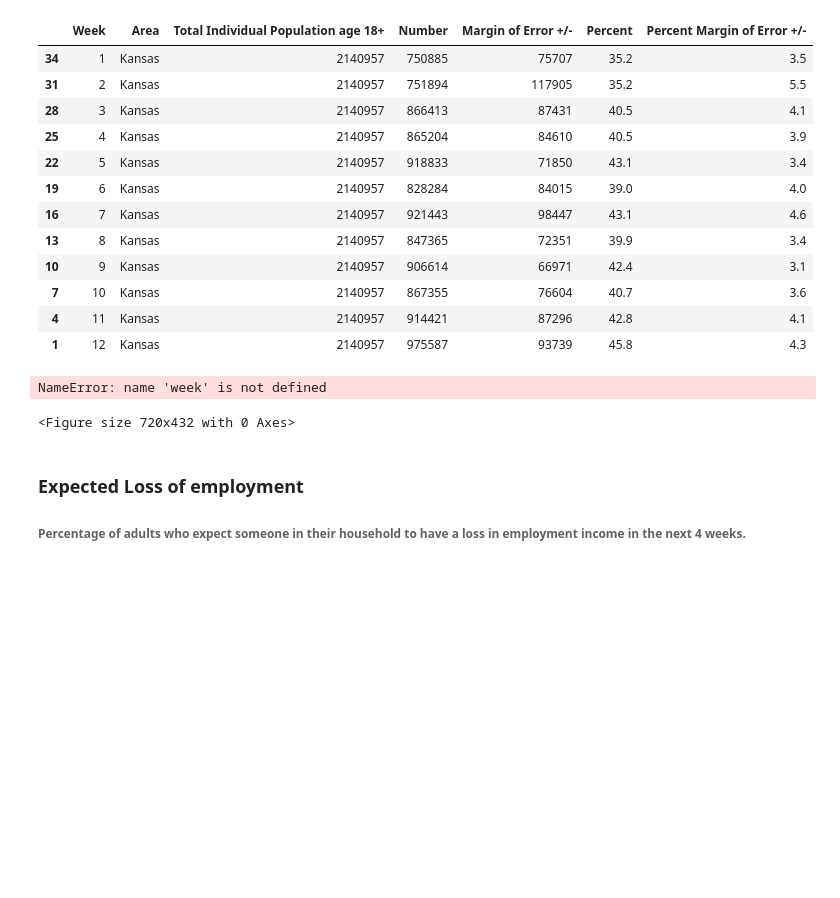
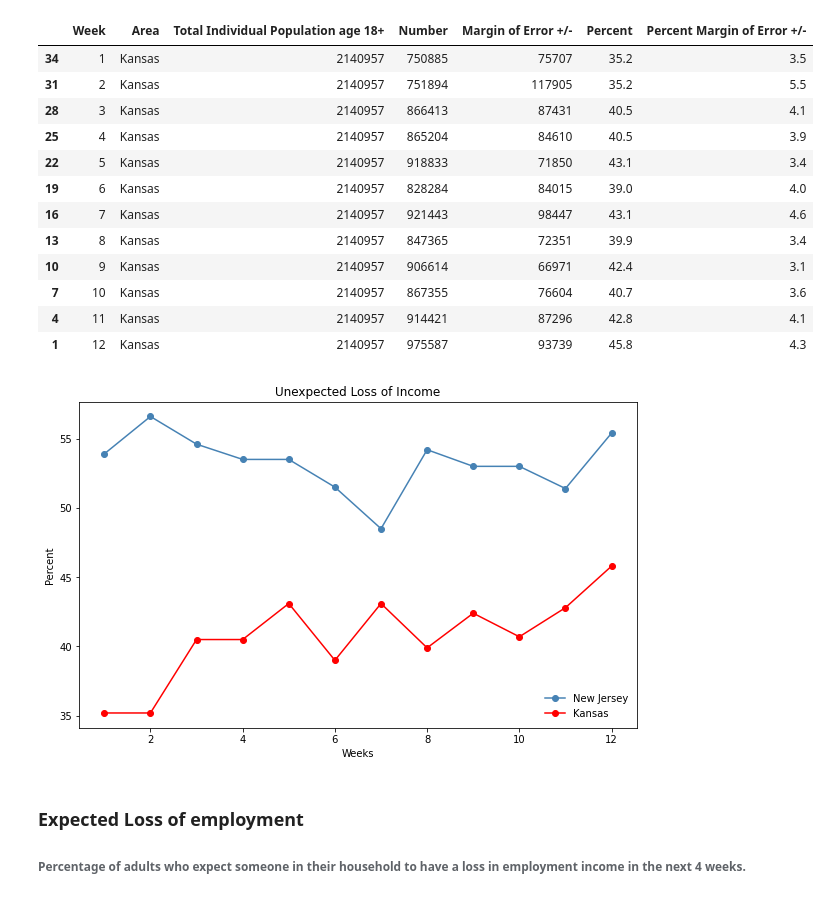
Before and after one commit to adrianstrecker/project-1, a Jupyter notebook: Census_Data/PULSE Survey/PULSE Data.ipynb, the cells around one changed output. Drawn from its saved outputs; the diff is of its cells as text; code cells hidden in the pictures; blank space fills up the shorter version.

Commit message:
Pulse Data Graphs

```diff
--- a/Census_Data/PULSE Survey/PULSE Data.ipynb
+++ b/Census_Data/PULSE Survey/PULSE Data.ipynb
@@ -142,13 +142,18 @@ ks_unexpected_loss_df
 | 4 | 11 | Kansas | 2140957 | 914421 | 87296 | 42.8 | 4.1 |
 | 1 | 12 | Kansas | 2140957 | 975587 | 93739 | 45.8 | 4.3 |
 # %%
+nj_unexpected = nj_unexpected_loss_df["Percent"]
+ks_unexpected = ks_unexpected_loss_df["Percent"]
+Week = [1, 2, 3, 4, 5, 6, 7, 8, 9 , 10, 11, 12]
 plt.figure(figsize = (10, 6))
-ks_unexpected_loss_plot = plt.plot(week, ks_act_cum, marker = "o", color = "steelblue", label = "Kansas")
-ks_act_cum_plot, = plt.plot(week, nj_act_cum, marker = "o", color = "coral", label = "New Jersey")
-plt.xlabel("Week")
+nj_unexpected_plot, = plt.plot(Week, nj_unexpected, marker = "o", color = "steelblue", label = "New Jersey")
+ks_unexpected_plot, = plt.plot(Week, ks_unexpected, marker = "o", color = "red", label = "Kansas")
+plt.xlabel("Weeks")
 plt.ylabel("Percent")
-plt.title("Unexpected Loss")
-plt.legend(handles=[nj_act_cum_plot, ks_act_cum_plot], loc = "best")
+plt.title("Unexpected Loss of Income")
+
+plt.legend(loc='best', frameon=False)
+plt.savefig("Unexpected Loss of Income.png")
+plt.show()
 # %% [output]
-NameError: name 'week' is not defined
-<Figure size 720x432 with 0 Axes>
+[figure, added]
```
Also changed, not shown: parts of 12 cells of this notebook, 7 other files.
